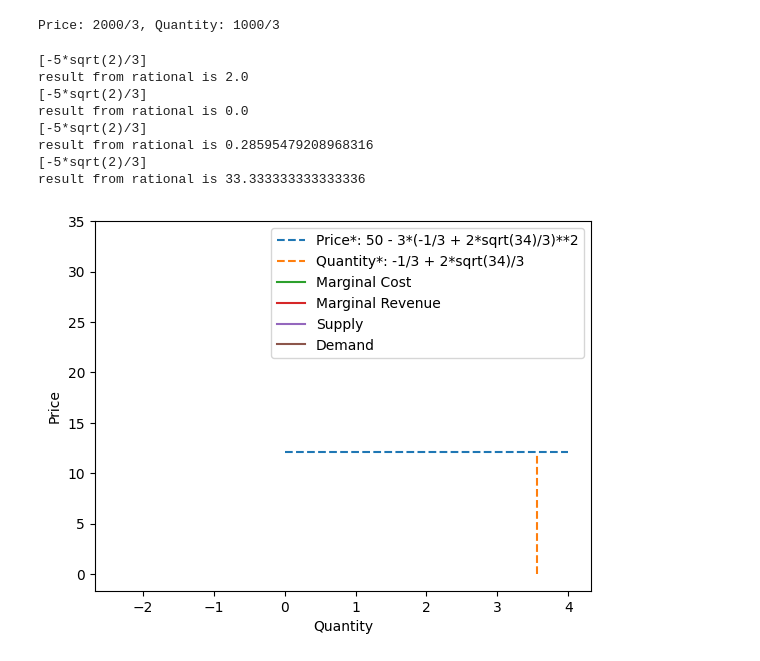
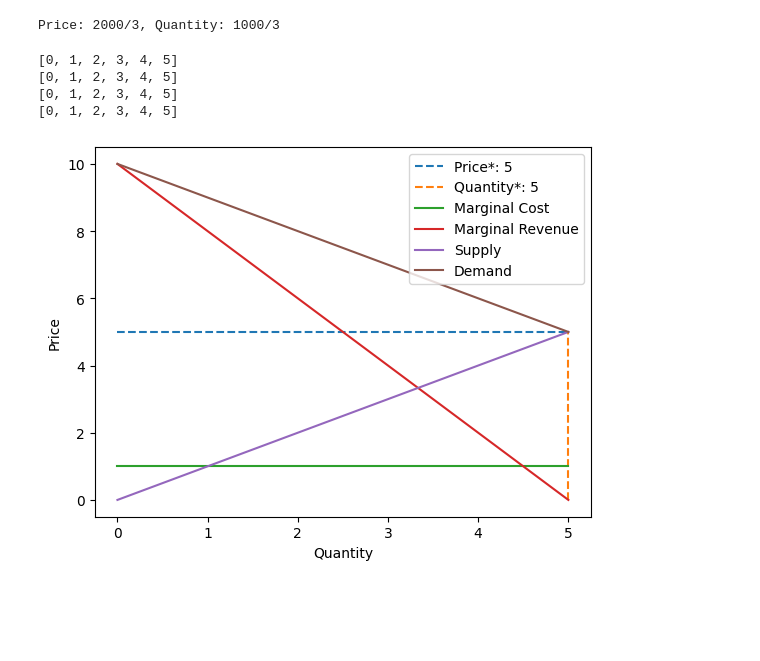
Before and after one commit to uh2000/auto_economics, a Jupyter notebook: nbs/index.ipynb, the cells around one changed output. Cells and saved outputs as stored; diff of their text form; code cells hidden in the pictures; blank space fills up the shorter version.

```diff
--- a/nbs/index.ipynb
+++ b/nbs/index.ipynb
@@ -58,18 +57,14 @@ print(f"Price: {price}, Quantity: {quantity}")
 # %% [output]
 Price: 2000/3, Quantity: 1000/3
 # %%
-supply = "5 + 2*x"
-demand = "50 -  3*x**2"
+supply = "x"
+demand = "10 - x"
 market = Monopoly(supply, demand)
 
 market.get_graph(complete=True, is_tot_cost = True)
 # %% [output]
-[-5*sqrt(2)/3]
-result from rational is 2.0
-[-5*sqrt(2)/3]
-result from rational is 0.0
-[-5*sqrt(2)/3]
-result from rational is 0.28595479208968316
-[-5*sqrt(2)/3]
-result from rational is 33.333333333333336
+[0, 1, 2, 3, 4, 5]
+[0, 1, 2, 3, 4, 5]
+[0, 1, 2, 3, 4, 5]
+[0, 1, 2, 3, 4, 5]
-[figure, old version]
+[figure, new version]
```
Also changed, not shown: parts of 1 cell of this notebook, 7 other files.
